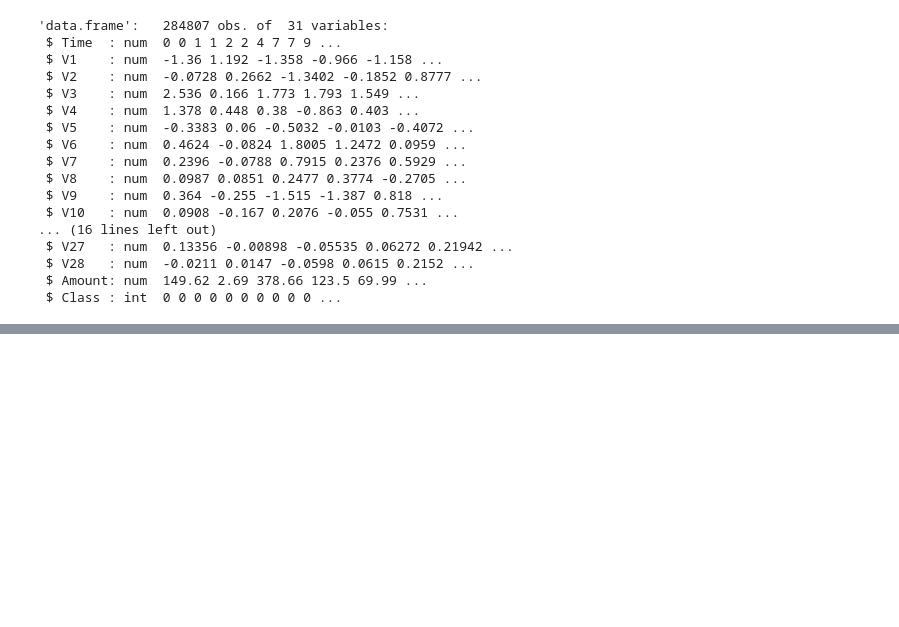
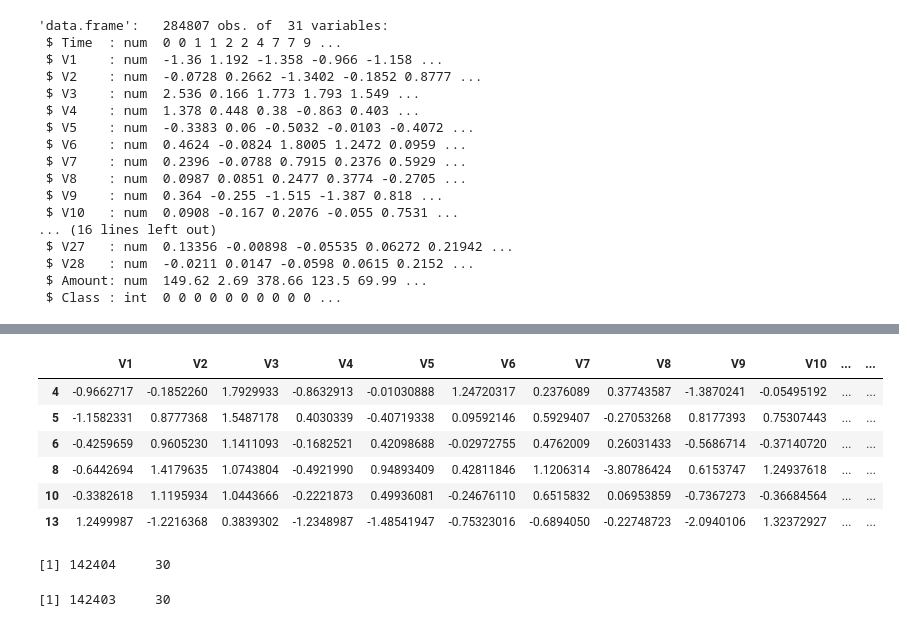
Before and after one commit to vishnugopu/Credit-Card-Fraud-Detection, a Jupyter notebook: Introduction.ipynb, the cells around one changed output, grey strips where cells are left out. Saved outputs shown, nothing was run; the diff lists cells and outputs as text; code cells hidden in the pictures; blank space fills up the shorter version.

```diff
--- a/Introduction.ipynb
+++ b/Introduction.ipynb
@@ -110,0 +154,15 @@ str(data)
+# %%
+head(dataTest)
+# %% [output]
+|  | V1 | V2 | V3 | V4 | V5 | V6 | V7 | V8 | V9 | V10 | ... | ... |
+| 4 | -0.9662717 | -0.1852260 | 1.7929933 | -0.8632913 | -0.01030888 | 1.24720317 | 0.2376089 | 0.37743587 | -1.3870241 | -0.05495192 | ... | ... |
+| 5 | -1.1582331 | 0.8777368 | 1.5487178 | 0.4030339 | -0.40719338 | 0.09592146 | 0.5929407 | -0.27053268 | 0.8177393 | 0.75307443 | ... | ... |
+| 6 | -0.4259659 | 0.9605230 | 1.1411093 | -0.1682521 | 0.42098688 | -0.02972755 | 0.4762009 | 0.26031433 | -0.5686714 | -0.37140720 | ... | ... |
+| 8 | -0.6442694 | 1.4179635 | 1.0743804 | -0.4921990 | 0.94893409 | 0.42811846 | 1.1206314 | -3.80786424 | 0.6153747 | 1.24937618 | ... | ... |
+| 10 | -0.3382618 | 1.1195934 | 1.0443666 | -0.2221873 | 0.49936081 | -0.24676110 | 0.6515832 | 0.06953859 | -0.7367273 | -0.36684564 | ... | ... |
+| 13 | 1.2499987 | -1.2216368 | 0.3839302 | -1.2348987 | -1.48541947 | -0.75323016 | -0.6894050 | -0.22748723 | -2.0940106 | 1.32372927 | ... | ... |
+# %%
+dim(dataTrain);dim(dataTest)
+# %% [output]
+[1] 142404     30
+[1] 142403     30
```
Also changed, not shown: parts of 14 cells of this notebook.
